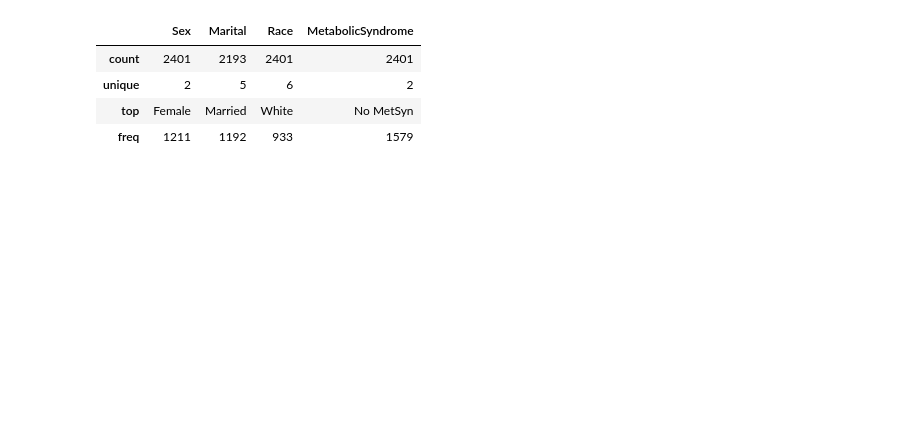
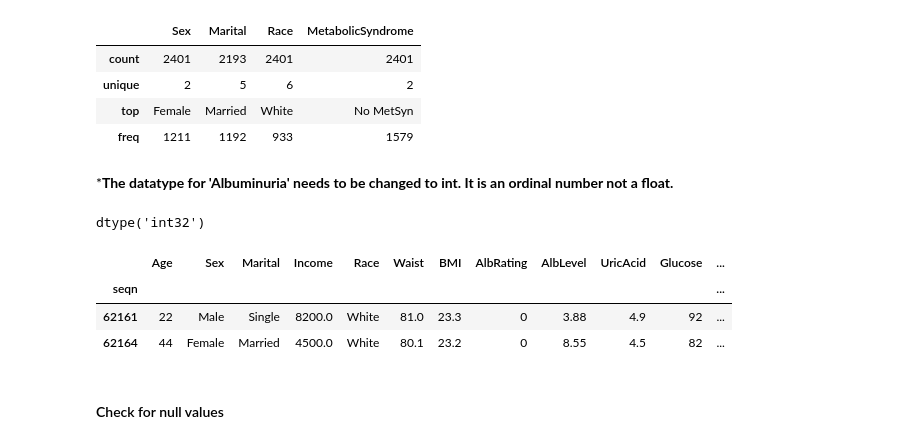
Before and after one commit to SeeBee8/Metabolic-Syndrome-Prediction, a Jupyter notebook: Untitled.ipynb, the cells around one changed output. Drawn from its saved outputs; the diff is of its cells as text; code cells hidden in the pictures; blank space fills up the shorter version.

```diff
--- a/Untitled.ipynb
+++ b/Untitled.ipynb
@@ -391,0 +375,2 @@ check tryglycerides 1562
+# %% [markdown]
+***The datatype for 'Albuminuria' needs to be changed to int.  It is an ordinal number not a float.**
@@ -391,0 +379,17 @@ check tryglycerides 1562
+# %%
+df['Albuminuria'].dtype
+# %% [output]
+dtype('int32')
+# %%
+# Rename columns to make life easier
+rename_dict = {'MetabolicSyndrome': 'MetS', 'WaistCirc': 'Waist', 'BloodGlucose': 'Glucose',
+               'UrAlbCr': 'AlbLevel', 'Albuminuria': 'AlbRating'}
+df = df.rename(rename_dict, axis=1)
+df.head(2)
+# %% [output]
+|  | Age | Sex | Marital | Income | Race | Waist | BMI | AlbRating | AlbLevel | UricAcid | Glucose | ... |
+| seqn |  |  |  |  |  |  |  |  |  |  |  | ... |
+| 62161 | 22 | Male | Single | 8200.0 | White | 81.0 | 23.3 | 0 | 3.88 | 4.9 | 92 | ... |
+| 62164 | 44 | Female | Married | 4500.0 | White | 80.1 | 23.2 | 0 | 8.55 | 4.5 | 82 | ... |
+# %% [markdown]
+#### Check for null values
```
Also changed, not shown: parts of 22 cells of this notebook.
